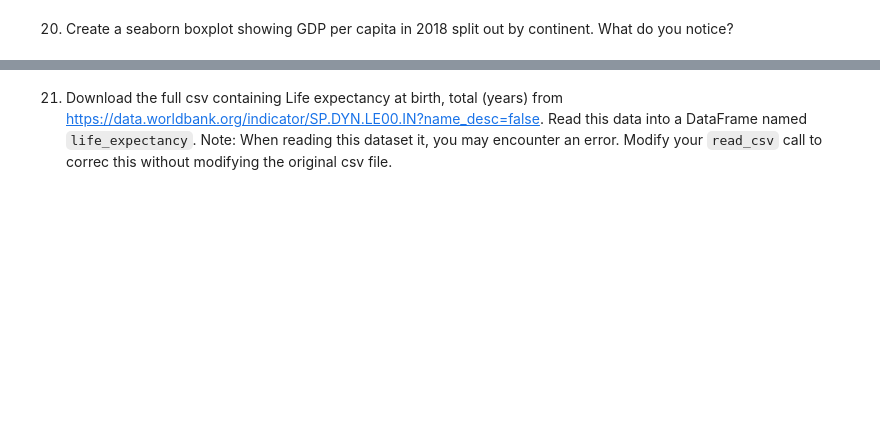
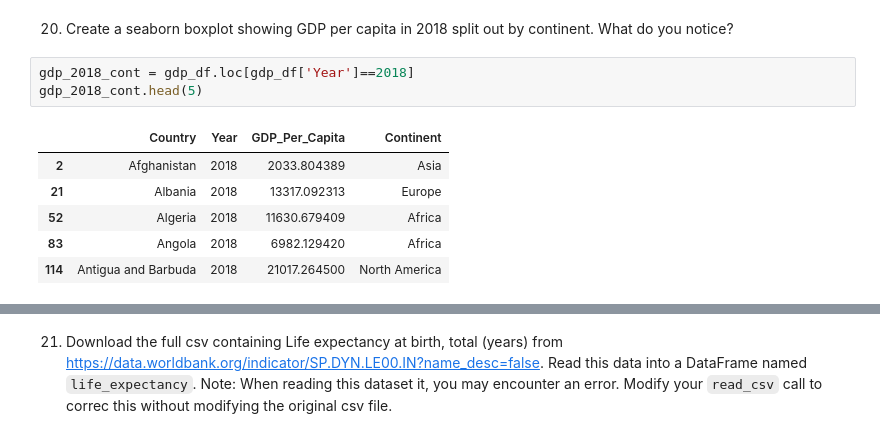
Before and after one commit to nss-data-science-cohort-7/un-exploration-brigancer, a Jupyter notebook: notebooks/UN_Data_Exploration.ipynb, the cells around one changed output, grey strips where cells are left out. Saved outputs shown, nothing was run; the diff lists cells and outputs as text; blank space fills up the shorter version.

```diff
--- a/notebooks/UN_Data_Exploration.ipynb
+++ b/notebooks/UN_Data_Exploration.ipynb
@@ -402,2 +437,12 @@ ValueError: Could not interpret input 'Continent'
 # %% [markdown]
 20. Create a seaborn boxplot showing GDP per capita in 2018 split out by continent. What do you notice?
+# %%
+gdp_2018_cont = gdp_df.loc[gdp_df['Year']==2018]
+gdp_2018_cont.head(5)
+# %% [output]
+|  | Country | Year | GDP_Per_Capita | Continent |
+| 2 | Afghanistan | 2018 | 2033.804389 | Asia |
+| 21 | Albania | 2018 | 13317.092313 | Europe |
+| 52 | Algeria | 2018 | 11630.679409 | Africa |
+| 83 | Angola | 2018 | 6982.129420 | Africa |
+| 114 | Antigua and Barbuda | 2018 | 21017.264500 | North America |
```
Also changed, not shown: parts of 15 cells of this notebook.
